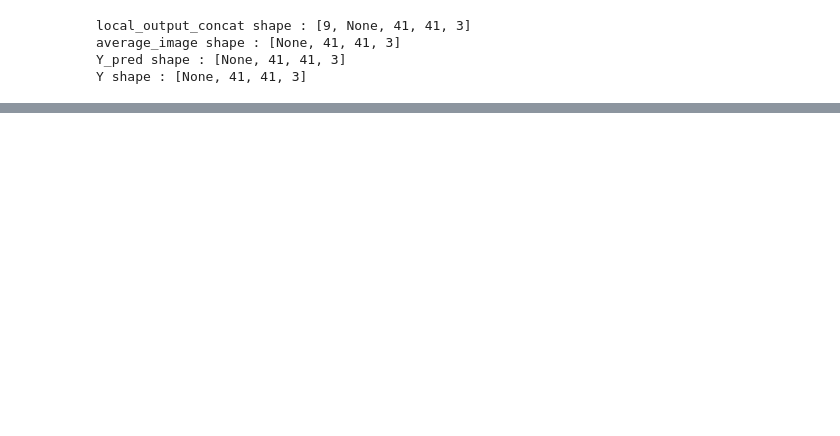
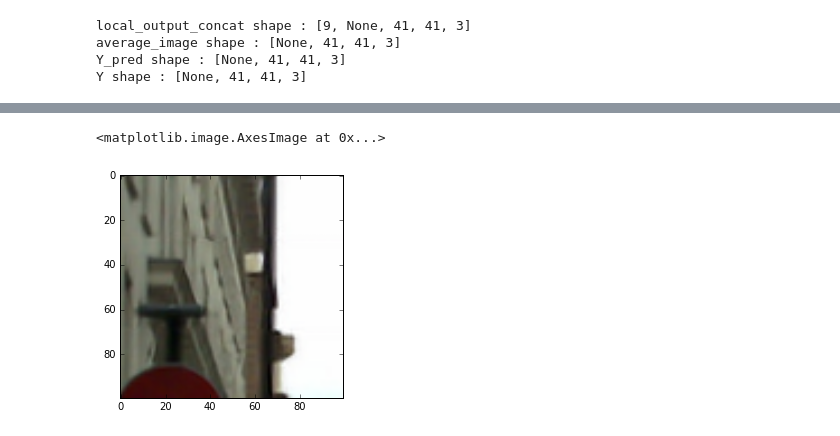
Before and after one commit to goddoe/super-resolution, a Jupyter notebook: src/trainer.ipynb, the cells around one changed output, grey strips where cells are left out. Saved outputs shown, nothing was run; the diff lists cells and outputs as text; code cells hidden in the pictures; blank space fills up the shorter version.

```diff
--- a/src/trainer.ipynb
+++ b/src/trainer.ipynb
@@ -128,0 +129,5 @@ axs[2].set_title("reconstructed image")
+# %%
+plt.imshow(result[300:400,300:400])
+# %% [output]
+<matplotlib.image.AxesImage at 0x...>
+[figure, added]
```
Also changed, not shown: parts of 12 cells of this notebook, 4 other files.
